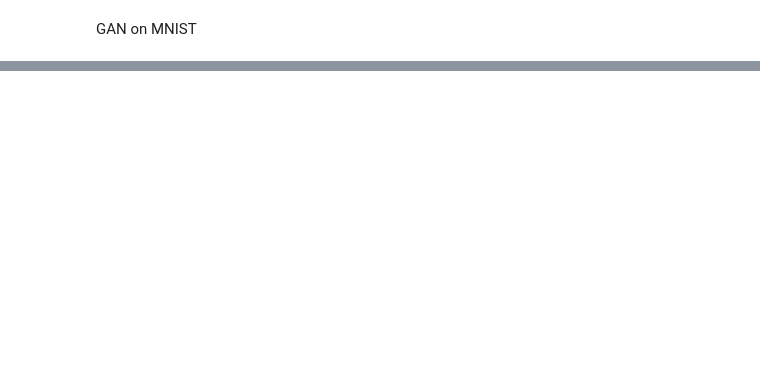
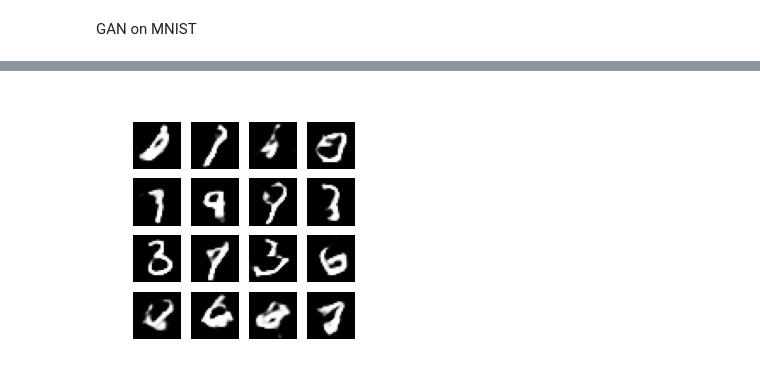
Before and after one commit to ERUD1T3/synthetic-data-gan, a Jupyter notebook: sources/dev.ipynb, the cells around one changed output, grey strips where cells are left out. Drawn from its saved outputs; the diff is of its cells as text; code cells hidden in the pictures; blank space fills up the shorter version.

```diff
--- a/sources/dev.ipynb
+++ b/sources/dev.ipynb
@@ -67,0 +168,10 @@ y_test shape: (10000,)
+# %%
+# to save the checkpoints
+checkpoint_dir = './training_checkpoints'
+checkpoint_prefix = os.path.join(checkpoint_dir, "ckpt")
+checkpoint = tf.train.Checkpoint(
+    generator_optimizer=generator_optimizer,
+    discriminator_optimizer=discriminator_optimizer,
+    generator=generator,
+    discriminator=discriminator
+)
@@ -67,0 +257,10 @@ y_test shape: (10000,)
+# %%
+# create and display a single image
+# Display a single image using the epoch number
+def display_image(epoch_no):
+  return PIL.Image.open('./gens/image_at_epoch_{:04d}.png'.format(epoch_no))
+
+
+display_image(EPOCHS)
+# %% [output]
+[figure, added]
```
Also changed, not shown: parts of 18 cells of this notebook, 3 other files.
